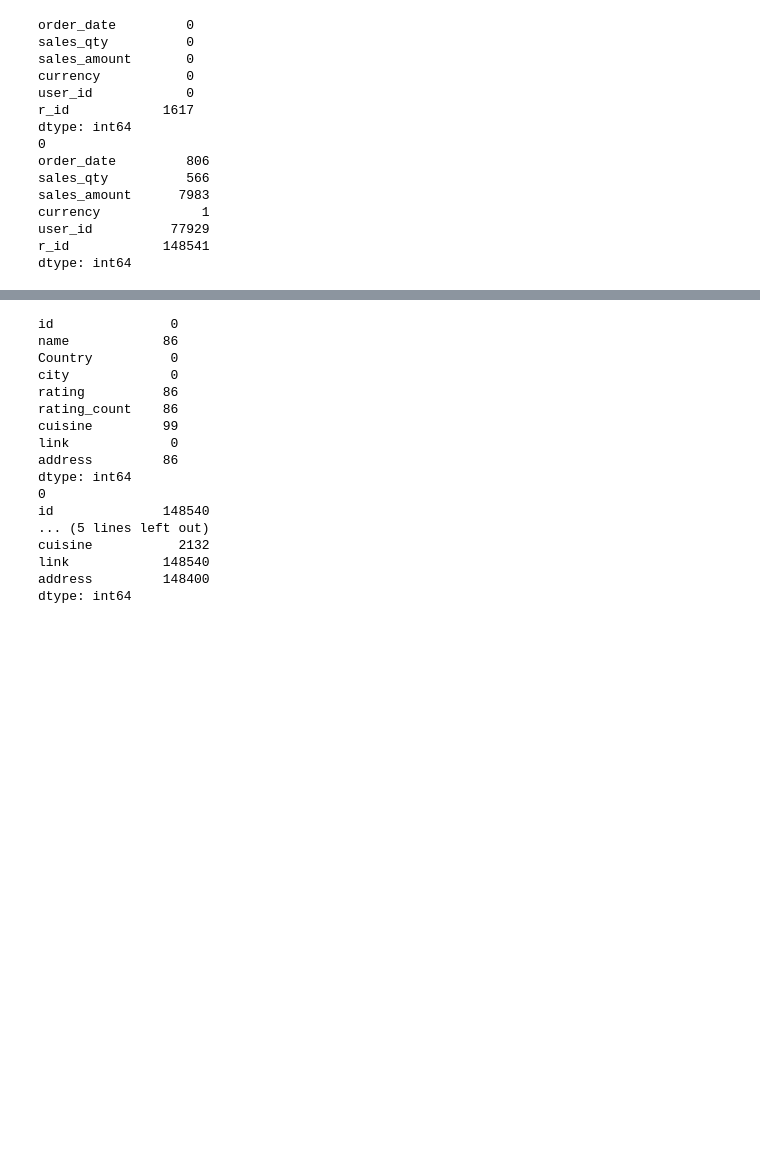
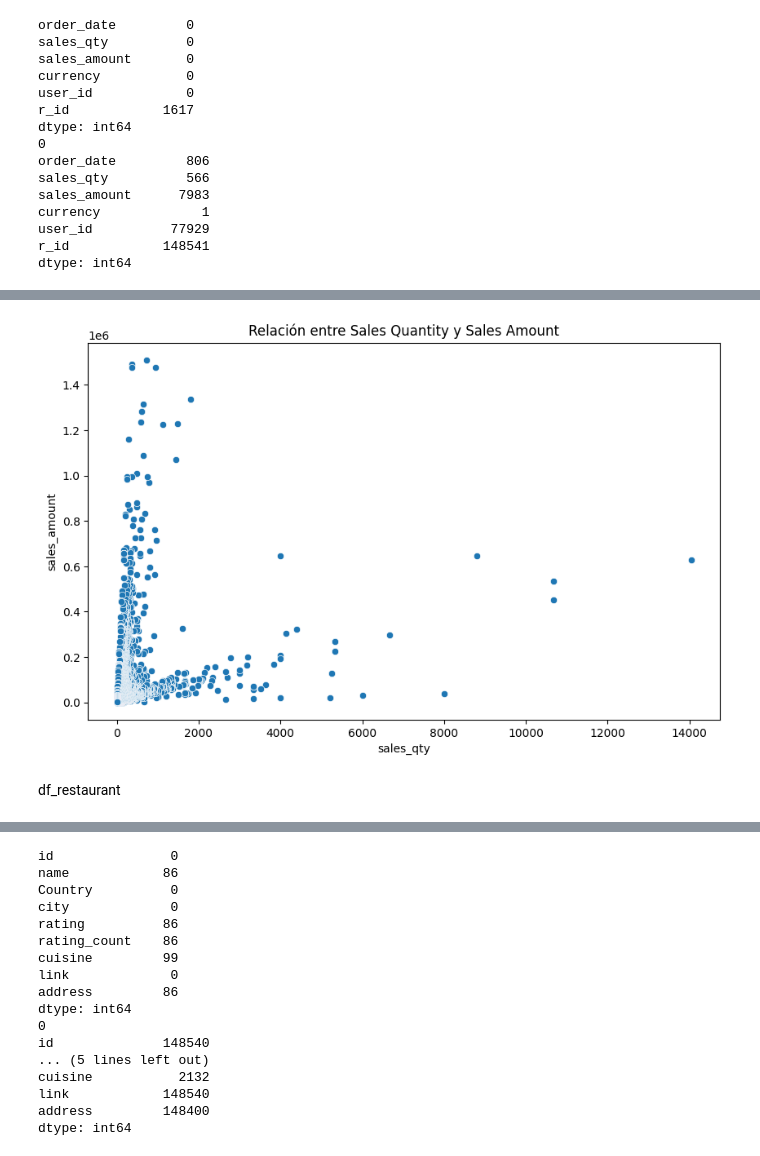
Before and after one commit to Sebastien732/Proyecto_final_EDA_dashboard, a Jupyter notebook: Notebook/exploracion.ipynb, the cells around one changed output, grey strips where cells are left out. Drawn from its saved outputs; the diff is of its cells as text; code cells hidden in the pictures; blank space fills up the shorter version.

```diff
--- a/Notebook/exploracion.ipynb
+++ b/Notebook/exploracion.ipynb
@@ -178,0 +271,7 @@ dtype: int64
+# %%
+# comprobamos si existe el valor 0 en sales_amount
+print(df_orders[df_orders['sales_amount'] == 0])
+# comprobamos la cantidadde valor 0 en sales_amount
+print("Cantidad de filas con sales_amount 0:", df_orders[df_orders['sales_amount'] == 0].shape[0])
+# eliminamos las filas con sales_amount 0
+df_orders = df_orders[df_orders['sales_amount'] != 0]
@@ -179,3 +294,13 @@ dtype: int64
+# %%
+#corelacion entre sales_qty y sales_amount en df_orders
+plt.figure(figsize=(10, 6))
+sns.scatterplot(x='sales_qty', y='sales_amount', data=df_orders)
+plt.title('Relación entre Sales Quantity y Sales Amount')
+plt.show()
+# %% [output]
+[figure, added]
+# %% [markdown]
+df_restaurant
 # %%
 # Exploración inicial de los datos df_restaurant
 df_restaurant.info()
```
Also changed, not shown: parts of 38 cells of this notebook, 2 other files.
